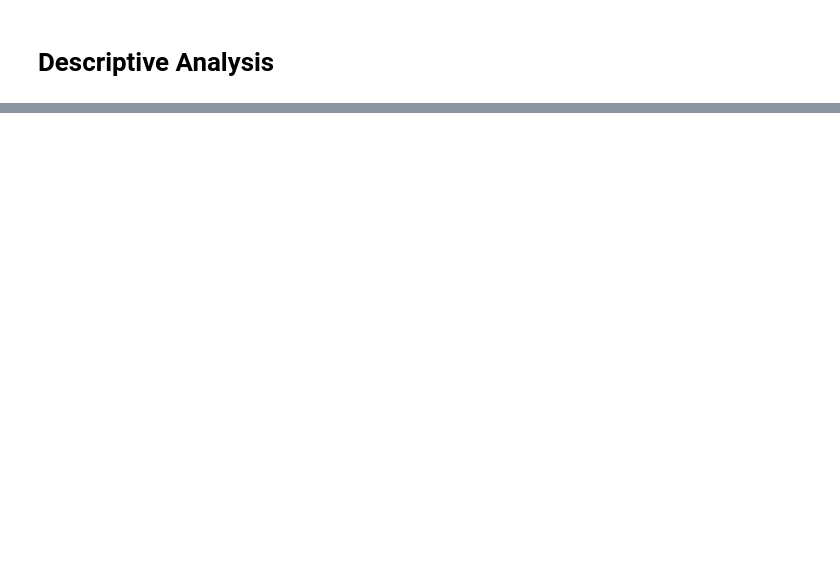
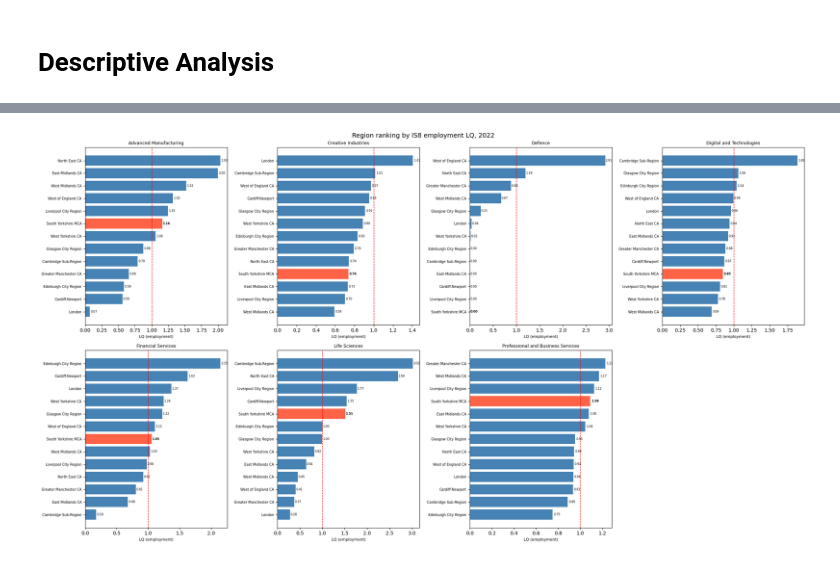
Before and after one commit to Phirtia/Economic_Observatory, a Jupyter notebook: notebooks/Franco/descriptive_analysis.ipynb, the cells around one changed output, grey strips where cells are left out. Drawn from its saved outputs; the diff is of its cells as text; code cells hidden in the pictures; blank space fills up the shorter version.

```diff
--- a/notebooks/Franco/descriptive_analysis.ipynb
+++ b/notebooks/Franco/descriptive_analysis.ipynb
@@ -529,0 +174,56 @@ plt.show()
+# %%
+# --- Region ranking by LQ per IS8 sector (most recent year, region-level aggregation) ---
+region_map = mapper.get()
+
+latest = panel[panel['YEAR'] == latest_year][['GEOGRAPHY_CODE', 'IS8_SECTOR', 'EMPLOYEES']].dropna()
+
+# national totals
+nat_total = latest['EMPLOYEES'].sum()
+nat_by_sector = latest.groupby('IS8_SECTOR')['EMPLOYEES'].sum()
+
+# region-level LQ
+rows = []
+for region, codes in region_map.items():
+    region_data = latest[latest['GEOGRAPHY_CODE'].isin(codes)]
+    region_total = region_data['EMPLOYEES'].sum()
+    region_by_sector = region_data.groupby('IS8_SECTOR')['EMPLOYEES'].sum()
+    lq = (region_by_sector / region_total) / (nat_by_sector / nat_total)
+    lq = lq.reset_index()
+    lq.columns = ['IS8_SECTOR', 'lq_emp']
+    lq['region'] = region
+    rows.append(lq)
+
+region_lq = pd.concat(rows, ignore_index=True)
+
+# plot
+sectors = sorted(region_lq['IS8_SECTOR'].unique())
+fig, axes = plt.subplots(2, 4, figsize=(22, 12))
+axes = axes.flatten()
+
+HIGHLIGHT = 'South Yorkshire MCA'
+
+for i, sector in enumerate(sectors):
+    data = (
+        region_lq[region_lq['IS8_SECTOR'] == sector]
+        .sort_values('lq_emp', ascending=True)
+    )
+    ax = axes[i]
+    colors = ['tomato' if r == HIGHLIGHT else 'steelblue' for r in data['region']]
+    bars = ax.barh(data['region'], data['lq_emp'], color=colors)
+    ax.axvline(x=1, color='red', linestyle='--', linewidth=1)
+    ax.set_title(sector, fontsize=9)
+    ax.set_xlabel('LQ (employment)', fontsize=8)
+    ax.tick_params(axis='y', labelsize=7)
+    for bar, val, region in zip(bars, data['lq_emp'], data['region']):
+        weight = 'bold' if region == HIGHLIGHT else 'normal'
+        ax.text(bar.get_width() + 0.01, bar.get_y() + bar.get_height()/2,
+                f'{val:.2f}', va='center', fontsize=6, fontweight=weight)
+
+axes[7].set_visible(False)
+
+plt.suptitle(f'Region ranking by IS8 employment LQ, {latest_year}', fontsize=13)
+plt.tight_layout()
+plt.savefig(f'../../output/graphs/Franco/region_ranking_lq_{latest_year}.png', dpi=150, bbox_inches='tight')
+plt.show()
+# %% [output]
+[figure, added]
```
Also changed, not shown: parts of 31 cells of this notebook, 19 other files.
